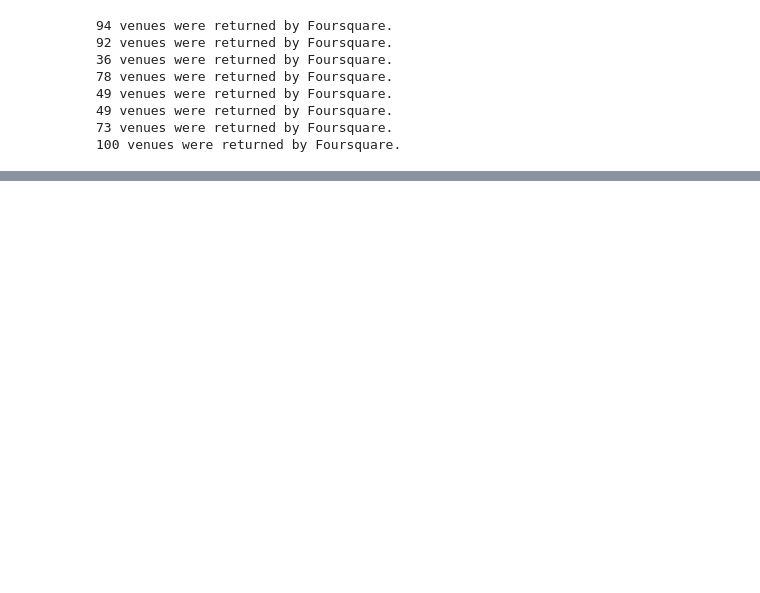
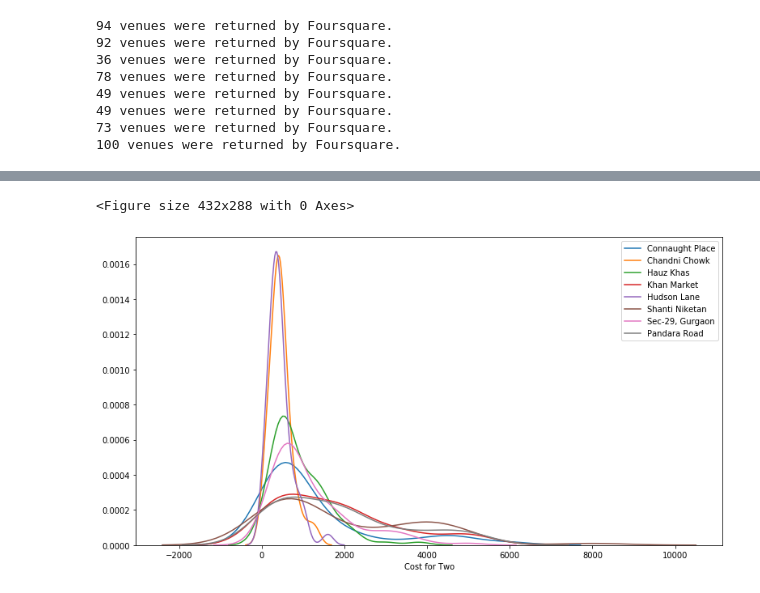
Before and after one commit to gauravr1993/Coursera_Capstone, a Jupyter notebook: Capstone_The-Battle-of-the-Neighborhoods.ipynb, the cells around one changed output, grey strips where cells are left out. Cells and saved outputs as stored; diff of their text form; code cells hidden in the pictures; blank space fills up the shorter version.

```diff
--- a/Capstone_The-Battle-of-the-Neighborhoods.ipynb
+++ b/Capstone_The-Battle-of-the-Neighborhoods.ipynb
@@ -114,14 +133,15 @@ VERSION = '20190709' # Foursquare API version
 def get_url(latitude,longitude):
     LIMIT = 100 # limit of number of venues returned by Foursquare API
     radius = 2000 # define radius
-    url = 'https://api.foursquare.com/v2/venues/explore?&client_id={}&client_secret={}&v={}&ll={},{}&radius={}&limit={}&categoryId=4d4b7105d754a06374d81259'.format(
+    url = 'https://api.foursquare.com/v2/venues/explore?&client_id={}&client_secret={}&v={}&ll={},{}&radius={}&limit={}&categoryId={}'.format(
         CLIENT_ID,
         CLIENT_SECRET,
         VERSION,
         latitude,
         longitude,
         radius,
-        LIMIT)
+        LIMIT,
+        categoryId)
     return url
 # %%
 # function that extracts the category of the venue
@@ -295,10 +334,3 @@ for lat, lng, name, cat in zip(connaught_place_venue['lat'], connaught_place_ven
 map_cp
 # %% [output]
 [interactive output not drawn]
-# %%
-zomato_url= 'https://developers.zomato.com/api/v2.1/search?q={}&lat={}&lon={}&sort=real_distance'.format(
-sec_29_venue.iloc[0]['name'].replace(" ",""),
-sec_29_venue.iloc[0]['lat'],
-sec_29_venue.iloc[0]['lng'],)
-print(zomato_url)
-r = requests.get(zomato_url,headers={'user-key':'71c82e725fada3cbd84fd97458215540'})
@@ -326,0 +357,9 @@ sec_29_venue
+# %%
+final_cp = populate_from_zomato(connaught_place_venue)
+final_cc = populate_from_zomato(chandni_chowk_venue)
+final_hauz_khas = populate_from_zomato(hauz_khas_venue)
+final_khan = populate_from_zomato(khan_market_venue)
+final_sn = populate_from_zomato(shanti_niketan_venue)
+final_pandara = populate_from_zomato(pandara_rd_venue)
+final_sec_29 = populate_from_zomato(sec_29_venue)
+final_hudson = populate_from_zomato(hudson_lane_venue)
@@ -326,0 +450,19 @@ sec_29_venue
+# %%
+market_price = {}
+market_price['Connaught Place'] = final_cp['Cost for Two']
+market_price['Chandni Chowk'] = final_cc['Cost for Two']
+market_price['Hauz Khas'] = final_hauz_khas['Cost for Two']
+market_price['Khan Market'] = final_khan['Cost for Two']
+market_price['Hudson Lane'] = final_hudson['Cost for Two']
+market_price['Shanti Niketan'] = final_sn['Cost for Two']
+market_price['Sec-29, Gurgaon'] = final_sec_29['Cost for Two']
+market_price['Pandara Road'] = final_pandara['Cost for Two']
+# %%
+plt.figure(8)
+fig, ax = plt.subplots()
+fig.set_size_inches(13, 7)
+for key,value in market_price.items():
+    sns.distplot(value,hist=False,label=key)
+# %% [output]
+<Figure size 432x288 with 0 Axes>
+[figure, added]
```
Also changed, not shown: parts of 40 cells of this notebook.
